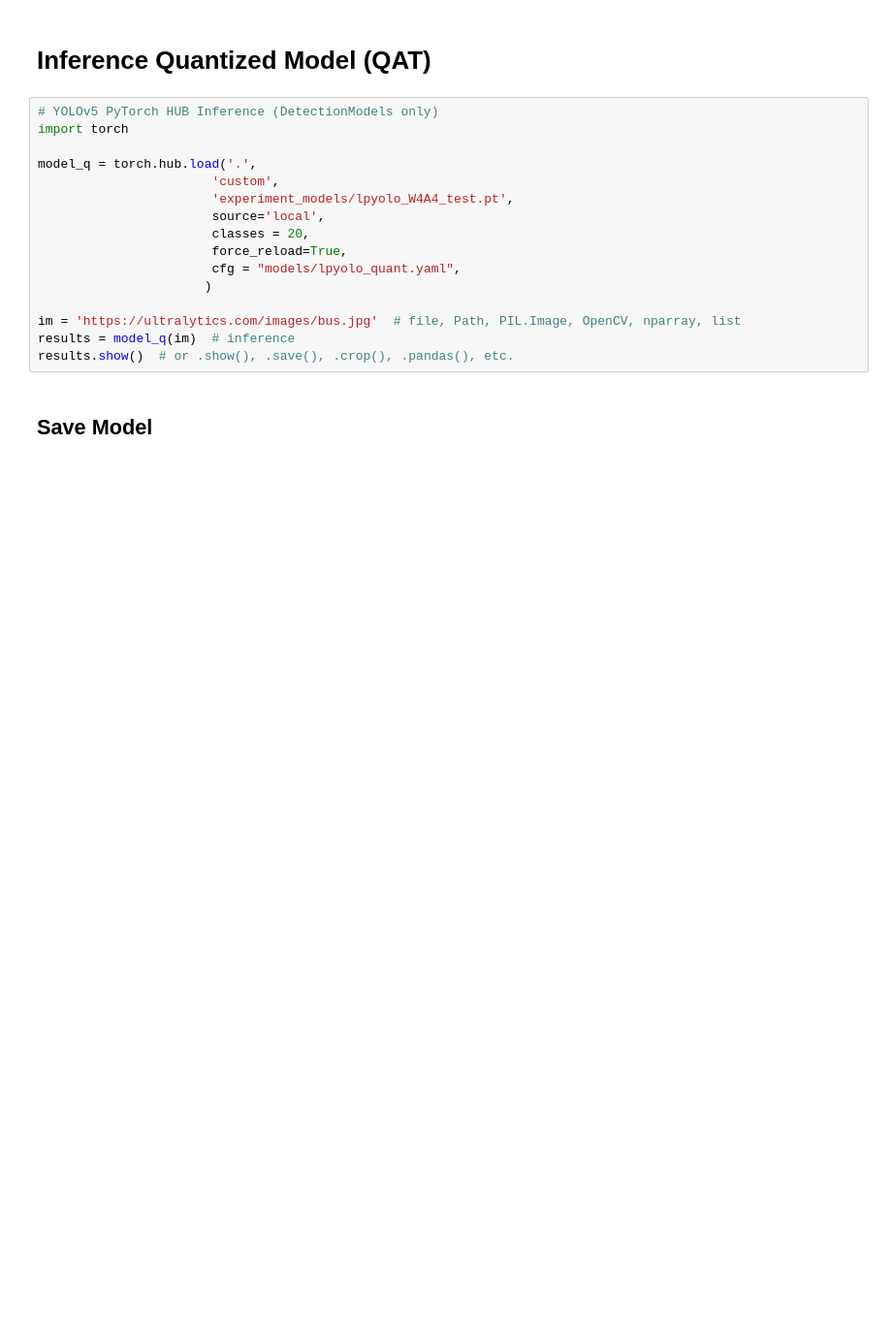
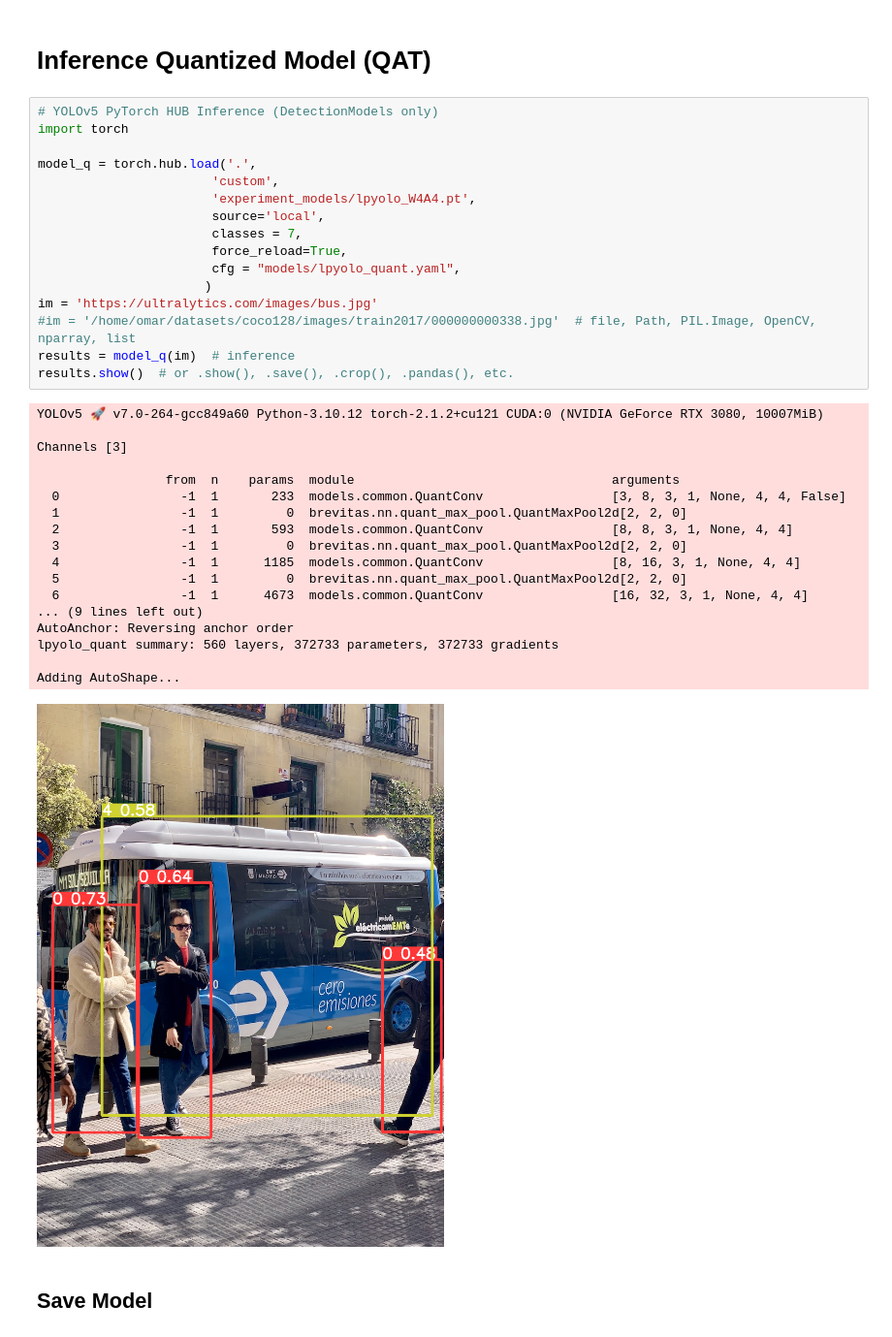
Before and after one commit to omarelhedaby/quant_yolov5, a Jupyter notebook: experiments.ipynb, the cells around one changed output. Shown at 97% size. Saved outputs shown, nothing was run; the diff lists cells and outputs as text; blank space fills up the shorter version.

```diff
--- a/experiments.ipynb
+++ b/experiments.ipynb
@@ -72,19 +148,38 @@ results.show()  # or .show(), .save(), .crop(), .pandas(), etc.
 # %%
 # YOLOv5 PyTorch HUB Inference (DetectionModels only)
 import torch
 
 model_q = torch.hub.load('.',
                        'custom',
-                       'experiment_models/lpyolo_W4A4_test.pt',
+                       'experiment_models/lpyolo_W4A4.pt',
                        source='local',
-                       classes = 20,
+                       classes = 7,
                        force_reload=True,
                        cfg = "models/lpyolo_quant.yaml",
                       )
-
-im = 'https://ultralytics.com/images/bus.jpg'  # file, Path, PIL.Image, OpenCV, nparray, list
+im = 'https://ultralytics.com/images/bus.jpg'
+#im = '/home/omar/datasets/coco128/images/train2017/000000000338.jpg'  # file, Path, PIL.Image, OpenCV, nparray, list
 results = model_q(im)  # inference
 results.show()  # or .show(), .save(), .crop(), .pandas(), etc.
+# %% [output]
+YOLOv5 🚀 v7.0-264-gcc849a60 Python-3.10.12 torch-2.1.2+cu121 CUDA:0 (NVIDIA GeForce RTX 3080, 10007MiB)
+
+Channels [3]
+
+                 from  n    params  module                                  arguments
+  0                -1  1       233  models.common.QuantConv                 [3, 8, 3, 1, None, 4, 4, False]
+  1                -1  1         0  brevitas.nn.quant_max_pool.QuantMaxPool2d[2, 2, 0]
+  2                -1  1       593  models.common.QuantConv                 [8, 8, 3, 1, None, 4, 4]
+  3                -1  1         0  brevitas.nn.quant_max_pool.QuantMaxPool2d[2, 2, 0]
+  4                -1  1      1185  models.common.QuantConv                 [8, 16, 3, 1, None, 4, 4]
+  5                -1  1         0  brevitas.nn.quant_max_pool.QuantMaxPool2d[2, 2, 0]
+  6                -1  1      4673  models.common.QuantConv                 [16, 32, 3, 1, None, 4, 4]
+... (9 lines left out)
+AutoAnchor: Reversing anchor order
+lpyolo_quant summary: 560 layers, 372733 parameters, 372733 gradients
+
+Adding AutoShape...
+[figure, added]
 # %% [markdown]
 ## Save Model
 # %%
```
Also changed, not shown: parts of 16 cells of this notebook, 15 other files.
